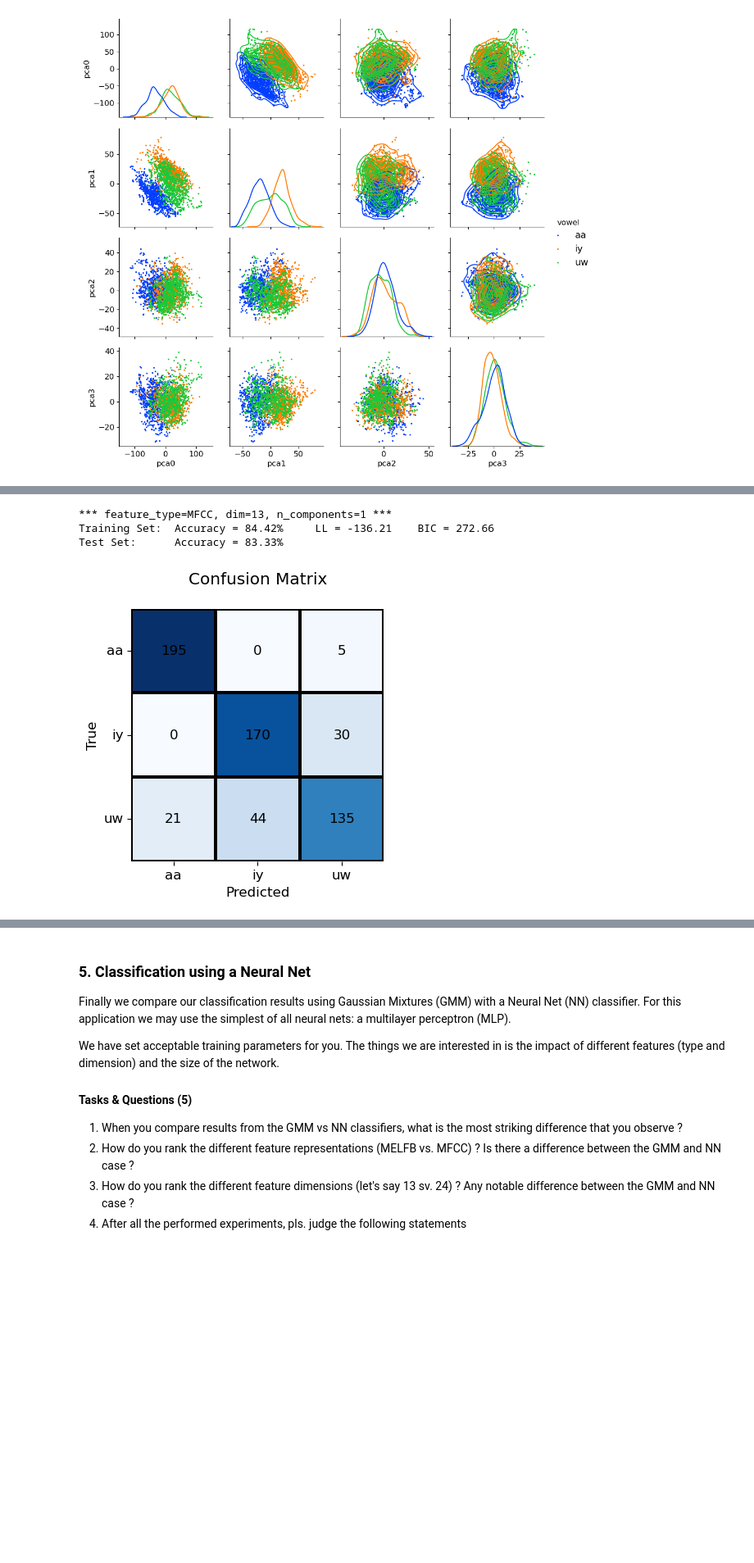
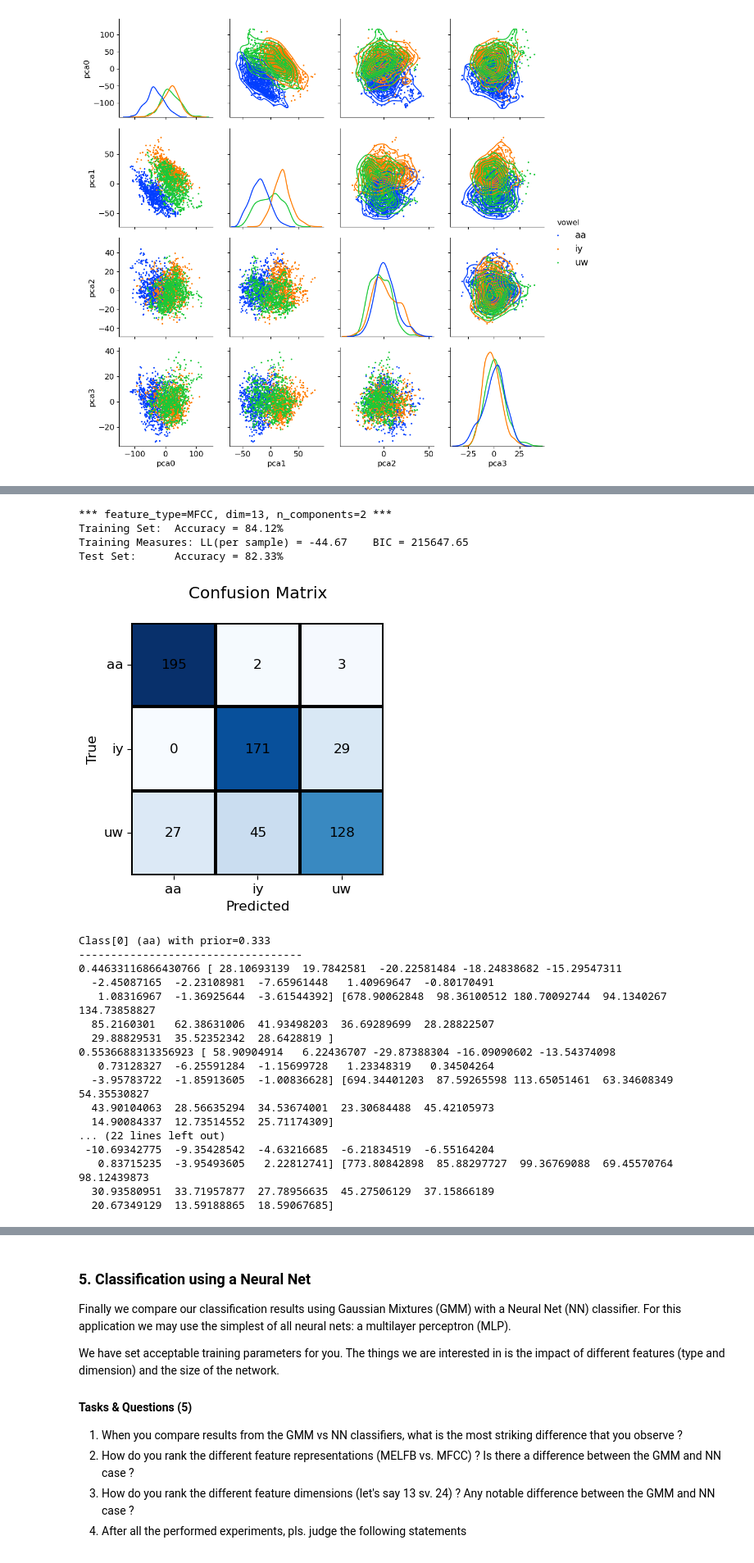
Before and after one commit to compi1234/spchlab, a Jupyter notebook: lab07_classification2/timit-1.ipynb, the cells around one changed output, grey strips where cells are left out. Shown at 82% size. Saved outputs shown, nothing was run; the diff lists cells and outputs as text; code cells hidden in the pictures; blank space fills up the shorter version.

```diff
--- a/lab07_classification2/timit-1.ipynb
+++ b/lab07_classification2/timit-1.ipynb
@@ -78,5 +77,5 @@ The loaded data consists of:
 - labels          y_train(2400,), y_test(600,)
 # %%
 (MELFB_train, MELFB_test, y_train, y_test) = Spch.load_data('tinytimit')
-classes = np.unique(y_train)
+classes = ['aa','iy','uw']
 # %% [markdown]
@@ -309,19 +291,0 @@ def llscore(GMM,X,y):
-# %%
-# to analyze different configurations
-# change the parameters feature_type, n_dim or n_components in the following lines
-# if you want to exclue global energy (~ mfcc[0]), then adjust expressions for feature selection to  1:n_dim
-#
-feature_type = "MFCC"  # any of MFCC, MELFB or PCA
-n_dim = 13            #  feature dimensions to test
-n_components = 1      #  n_components to test
-#
-
-X_train = eval("%s_train[:,0:n_dim]"%feature_type)
-X_test = eval("%s_test[:,0:n_dim]"%feature_type)
-print("*** feature_type=%s, dim=%d, n_components=%d ***" % (feature_type,n_dim,n_components))
-_,_ = train_test_model(X_train,X_test,y_train,y_test,classes,n_components=n_components,print_result=True,print_cmat=True)
-# %% [output]
-*** feature_type=MFCC, dim=13, n_components=1 ***
-Training Set:  Accuracy = 84.42%     LL = -136.21    BIC = 272.66
-Test Set:      Accuracy = 83.33%
-[figure, removed]
@@ -328,3 +322,42 @@ Test Set:      Accuracy = 83.33%
+# %%
+# just running the model for a single setup
+#
+feature_type = "MFCC"  # any of MFCC, MELFB or PCA
+n_dim = 13            #  feature dimensions to test
+ftr_slice = slice(0,n_dim)  # by default 0:n_dim, other slices possible
+n_components = 2      #  number of GMM components
+max_iter = 4
+#
+print("*** feature_type=%s, dim=%d, n_components=%d ***" % (feature_type,n_dim,n_components))
+X_train = eval("%s_train[:,ftr_slice]"%feature_type)
+X_test = eval("%s_test[:,ftr_slice]"%feature_type)
+clf,_ = train_model(X_train,y_train,classes=classes,n_components=n_components,max_iter=max_iter,Verbose=True)
+_ = test_model(clf,X_test,y_test,Verbose=True)
+# model prints mixture weights, means and variances per component per class
+clf.print_model()
+# %% [output]
+*** feature_type=MFCC, dim=13, n_components=2 ***
+Training Set:  Accuracy = 84.12%
+Training Measures: LL(per sample) = -44.67    BIC = 215647.65
+Test Set:      Accuracy = 82.33%
+[figure, added]
+Class[0] (aa) with prior=0.333
+-----------------------------------
+0.44633116866430766 [ 28.10693139  19.7842581  -20.22581484 -18.24838682 -15.29547311
+  -2.45087165  -2.23108981  -7.65961448   1.40969647  -0.80170491
+   1.08316967  -1.36925644  -3.61544392] [678.90062848  98.36100512 180.70092744  94.1340267  134.73858827
+  85.2160301   62.38631006  41.93498203  36.69289699  28.28822507
+  29.88829531  35.52352342  28.6428819 ]
+0.5536688313356923 [ 58.90904914   6.22436707 -29.87388304 -16.09090602 -13.54374098
+   0.73128327  -6.25591284  -1.15699728   1.23348319   0.34504264
+  -3.95783722  -1.85913605  -1.00836628] [694.34401203  87.59265598 113.65051461  63.34608349  54.35530827
+  43.90104063  28.56635294  34.53674001  23.30684488  45.42105973
+  14.90084337  12.73514552  25.71174309]
+... (22 lines left out)
+ -10.69342775  -9.35428542  -4.63216685  -6.21834519  -6.55164204
+   0.83715235  -3.95493605   2.22812741] [773.80842898  85.88297727  99.36769088  69.45570764  98.12439873
+  30.93580951  33.71957877  27.78956635  45.27506129  37.15866189
+  20.67349129  13.59188865  18.59067685]
 # %%
 # in this cell you can do a full scale analysis with multiple settings
 # it basically lets you iterate over the same parameters as above
```
Also changed, not shown: parts of 20 cells of this notebook, 24 other files.
